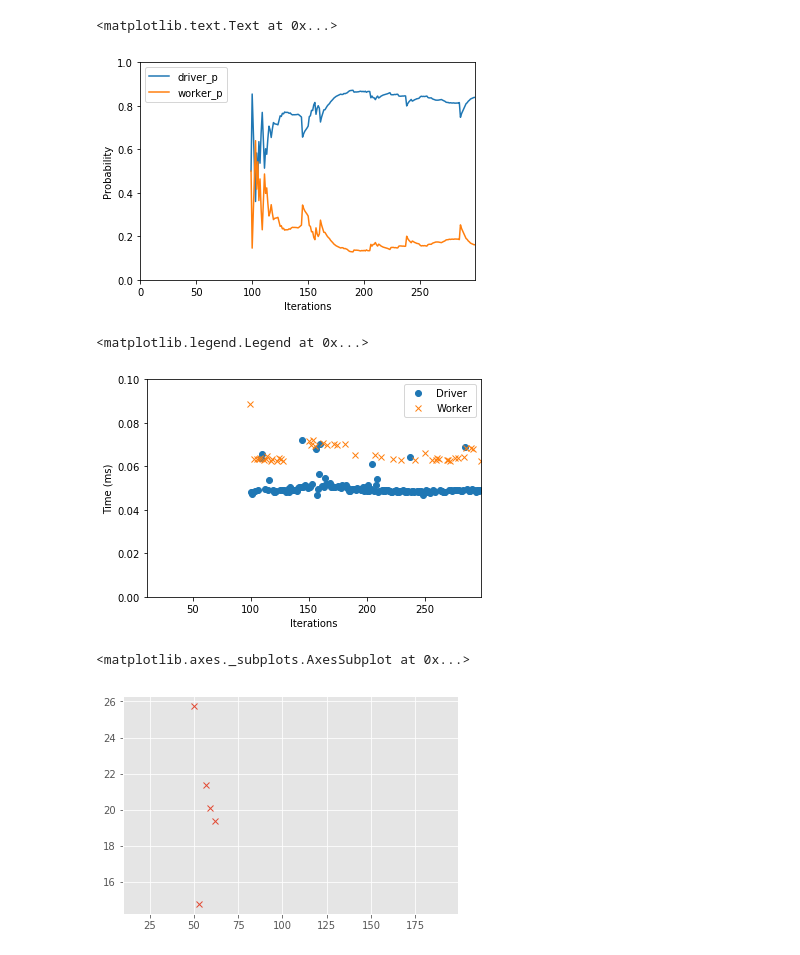
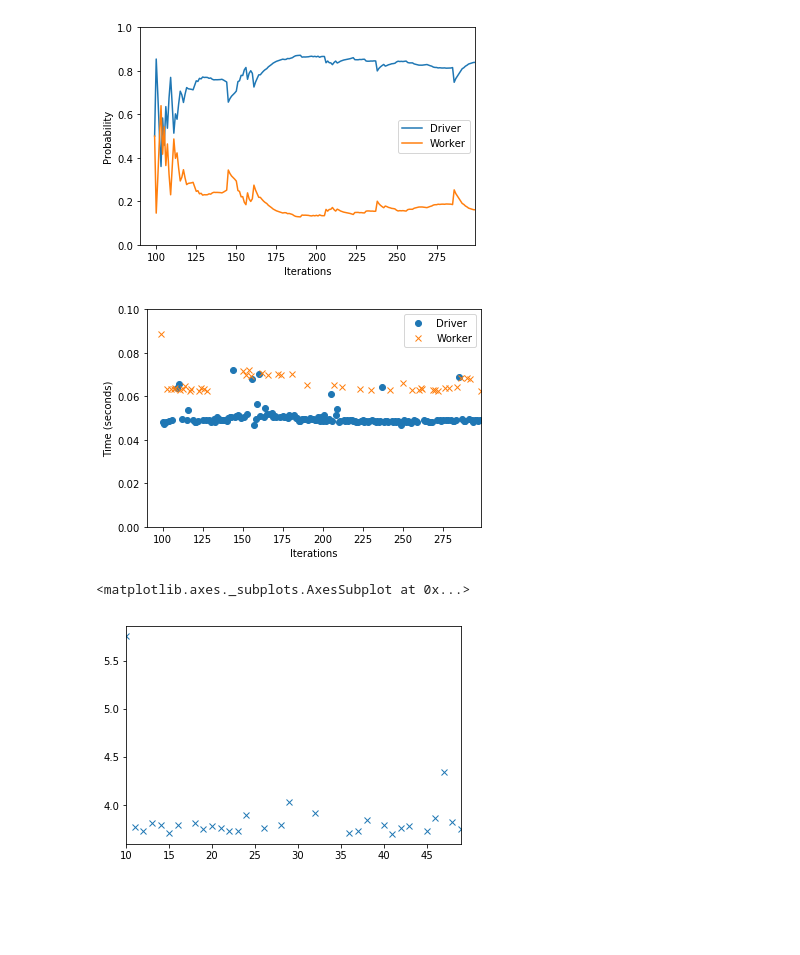
Before and after one commit to richardliaw/ray, a Jupyter notebook: python/ray/rllib/a3c/Analysis.ipynb, the cells around one changed output. Cells and saved outputs as stored; diff of their text form; code cells hidden in the pictures; blank space fills up the shorter version.

```diff
--- a/python/ray/rllib/a3c/Analysis.ipynb
+++ b/python/ray/rllib/a3c/Analysis.ipynb
@@ -1,38 +1,38 @@
 # %%
 import pandas as pd
 # %%
-df = pd.read_csv("/tmp/stats.csv", )
+df = pd.read_csv("../stats.csv")[90:]
 import matplotlib
 import matplotlib.pyplot as plt
 # matplotlib.style.use('ggplot')
 # %%
 % matplotlib inline
 plt.figure()
 plt.ylabel("Probability")
 plt.ylim([0,1])
-df["driver_p"].plot(legend=True)
-df["worker_p"].plot(legend=True)
+df["driver_p"].plot(legend=True, label="Driver")
+df["worker_p"].plot(legend=True, label="Worker")
 plt.xlabel("Iterations")
+plt.savefig("./sgd_gpu_prob.pdf")
 # # df.plot("worker_p")
 # %% [output]
-<matplotlib.text.Text at 0x...>
-[figure, old version]
+[figure, new version]
 # %%
 plt.figure()
-plt.ylabel("Time (ms)")
+plt.ylabel("Time (seconds)")
 plt.ylim([0,0.1])
-df.where(df["type"] == "driver")["time"][10:].plot(style='o', label="Driver")
-df.where(df["type"] == "worker")["time"][10:].plot(style='x', label="Worker")
+df.where(df["type"] == "driver")["time"].plot(style='o', label="Driver")
+df.where(df["type"] == "worker")["time"].plot(style='x', label="Worker")
 plt.xlabel("Iterations")
 plt.legend()
+plt.savefig("./sgd_gpu_timing.pdf")
 # %% [output]
-<matplotlib.legend.Legend at 0x...>
-[figure, old version]
+[figure, new version]
 # %%
 df.where(df["type"] == "worker")["time"][10:].plot(style='x')
 # %% [output]
 <matplotlib.axes._subplots.AxesSubplot at 0x...>
-[figure, old version]
+[figure, new version]
 # %%
 df["driver_p"][200:]
 # %% [output]
```
Also changed, not shown: parts of 2 cells of this notebook.
